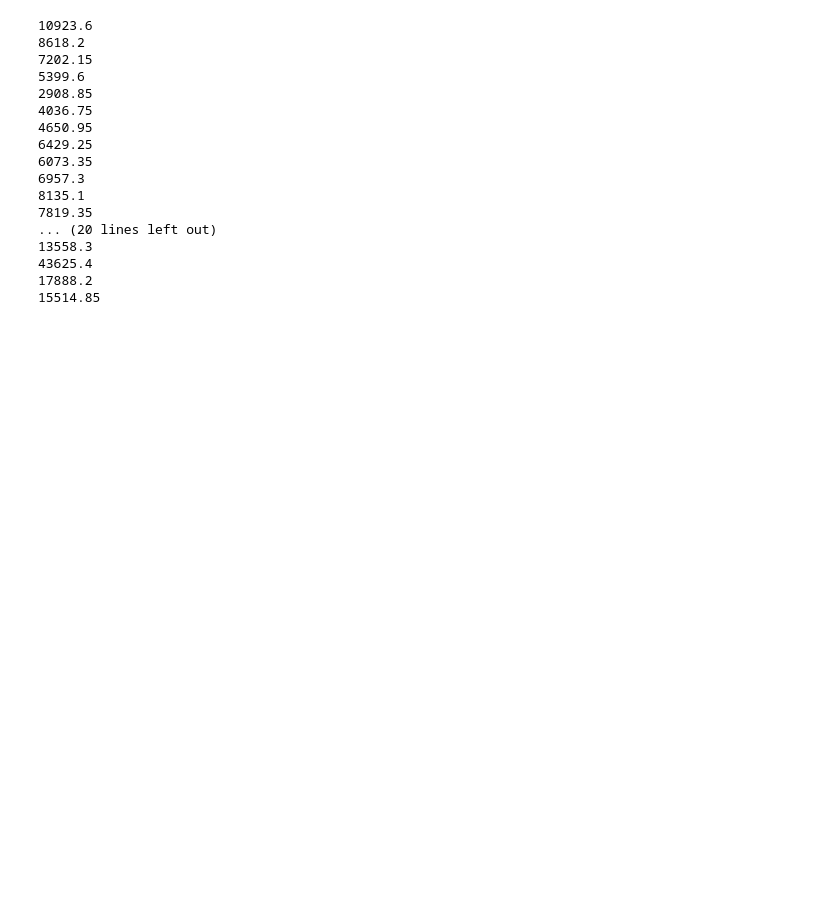
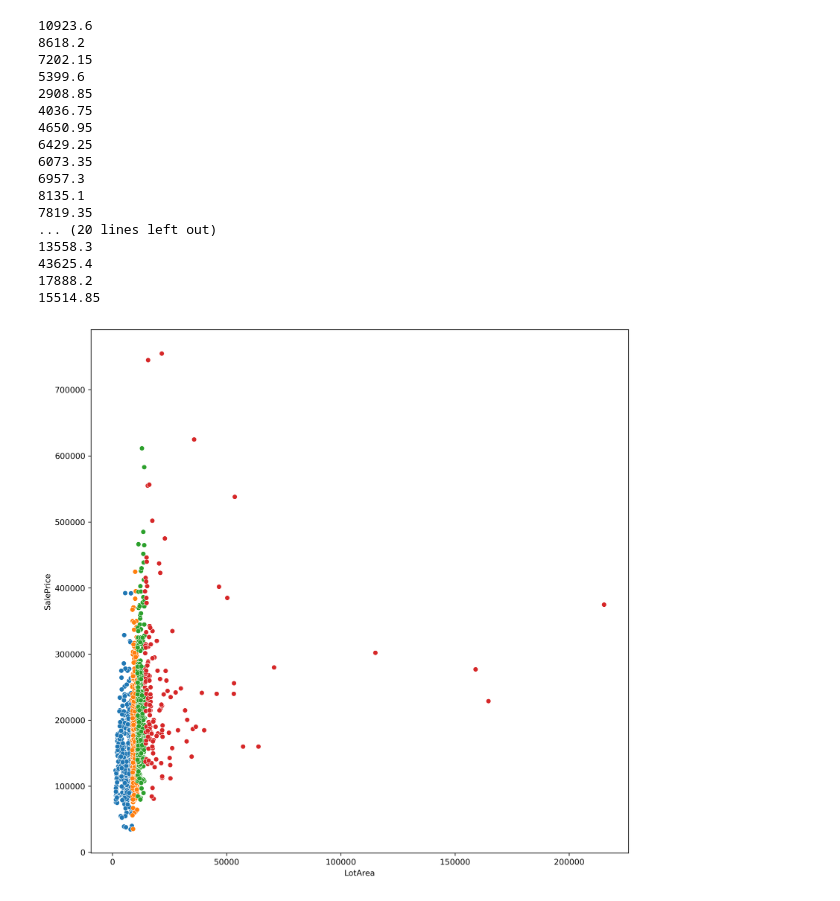
Before and after one commit to ashen007/Tree-based-regression-model, a Jupyter notebook: train.ipynb, the cells around one changed output. Drawn from its saved outputs; the diff is of its cells as text; code cells hidden in the pictures; blank space fills up the shorter version.

```diff
--- a/train.ipynb
+++ b/train.ipynb
@@ -209,3 +148,12 @@ import json
 
 with open('./tree.json','w') as out:
     json.dump(tree,out)
+# %%
+plt.figure(figsize=[12,12],dpi=300)
+sns.scatterplot(x='LotArea',y='SalePrice',data=subset[subset.LotArea < 8618.2])
+sns.scatterplot(x='LotArea',y='SalePrice',data=subset[(subset.LotArea >= 8618.2) & (subset.LotArea < 10923.6)])
+sns.scatterplot(x='LotArea',y='SalePrice',data=subset[(subset.LotArea >= 10923.6) & (subset.LotArea < 14215.0)])
+sns.scatterplot(x='LotArea',y='SalePrice',data=subset[subset.LotArea > 14215.0])
+plt.show()
+# %% [output]
+[figure, added]
```
Also changed, not shown: parts of 2 cells of this notebook.
